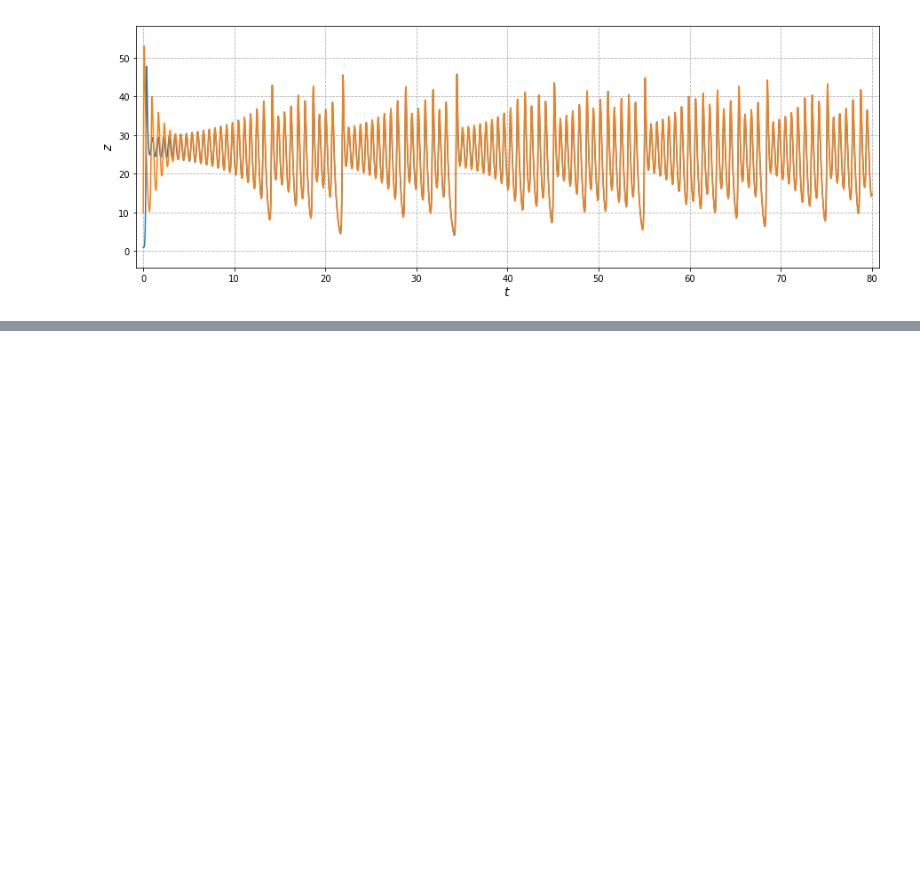
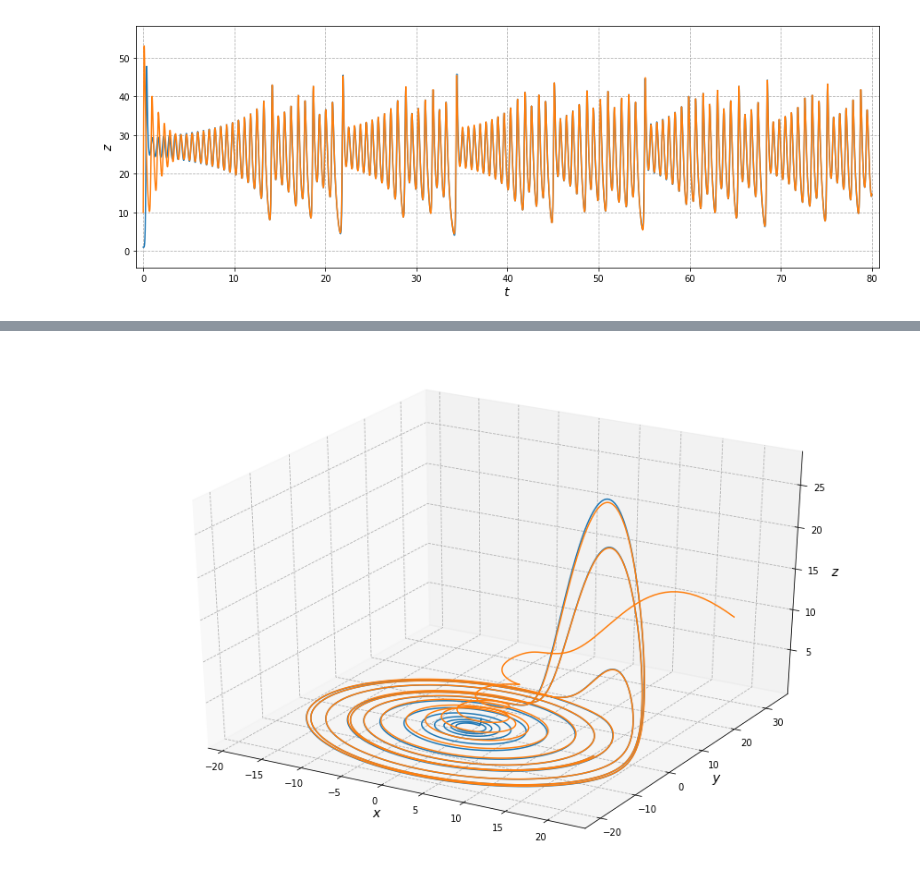
Before and after one commit to Legrandj/power, a Jupyter notebook: sync.ipynb, the cells around one changed output, grey strips where cells are left out. Saved outputs shown, nothing was run; the diff lists cells and outputs as text; code cells hidden in the pictures; blank space fills up the shorter version.

```diff
--- a/sync.ipynb
+++ b/sync.ipynb
@@ -168,0 +212,16 @@ plt.show()
+# %%
+#Example 5: Synchronization of Rossler systems
+T = 80
+gamma = np.array([5,0,0])#x-drive
+eps = .1
+x,t=solver(rossler2,0,T,np.array([1,1,1,20,30,10]),10000,rk4step)
+fig = plt.figure(figsize=(15,10))
+ax = fig.gca(projection='3d')
+ax.plot([xi[0] for xi in x],[xi[1] for xi in x],[xi[2] for xi in x])
+ax.plot([xi[3] for xi in x],[xi[4] for xi in x],[xi[5] for xi in x])
+ax.set_xlabel('$x$',size=14)
+ax.set_ylabel('$y$',size=14)
+ax.set_zlabel('$z$',size=14)
+plt.show()
+# %% [output]
+[figure, added]
```
Also changed, not shown: parts of 13 cells of this notebook.
